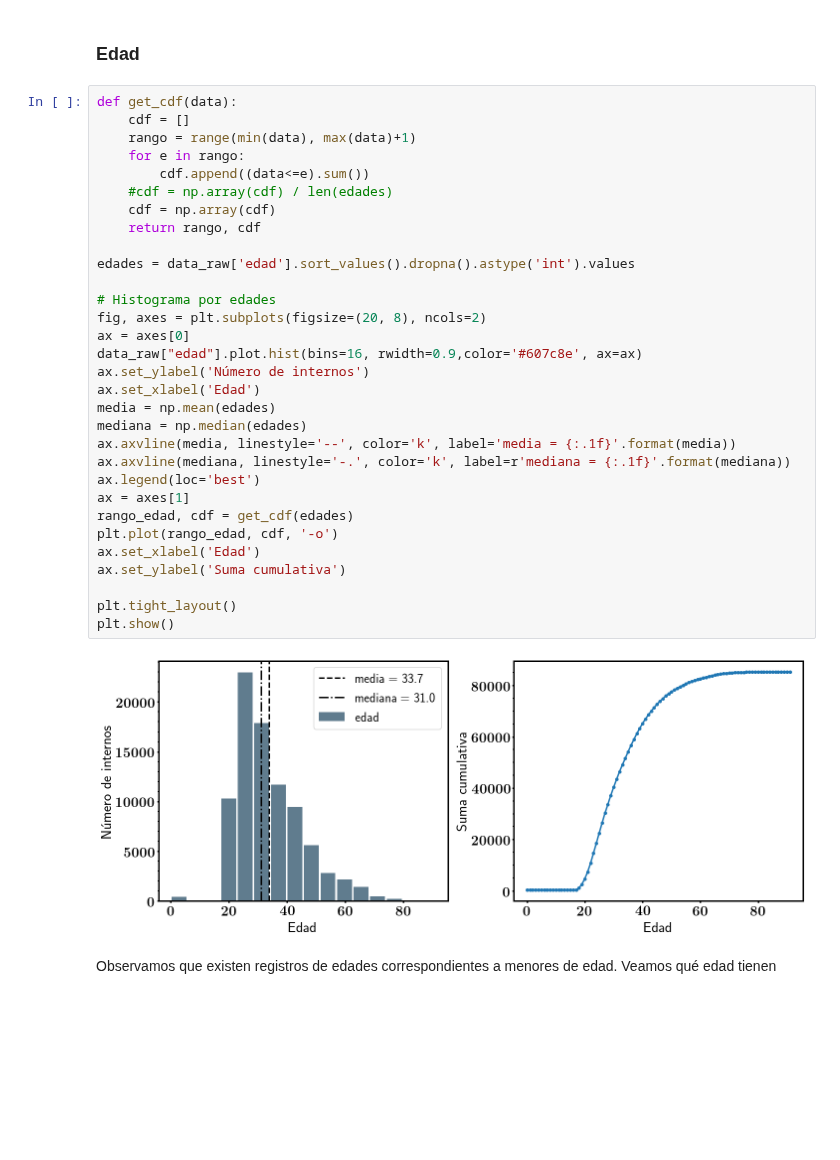
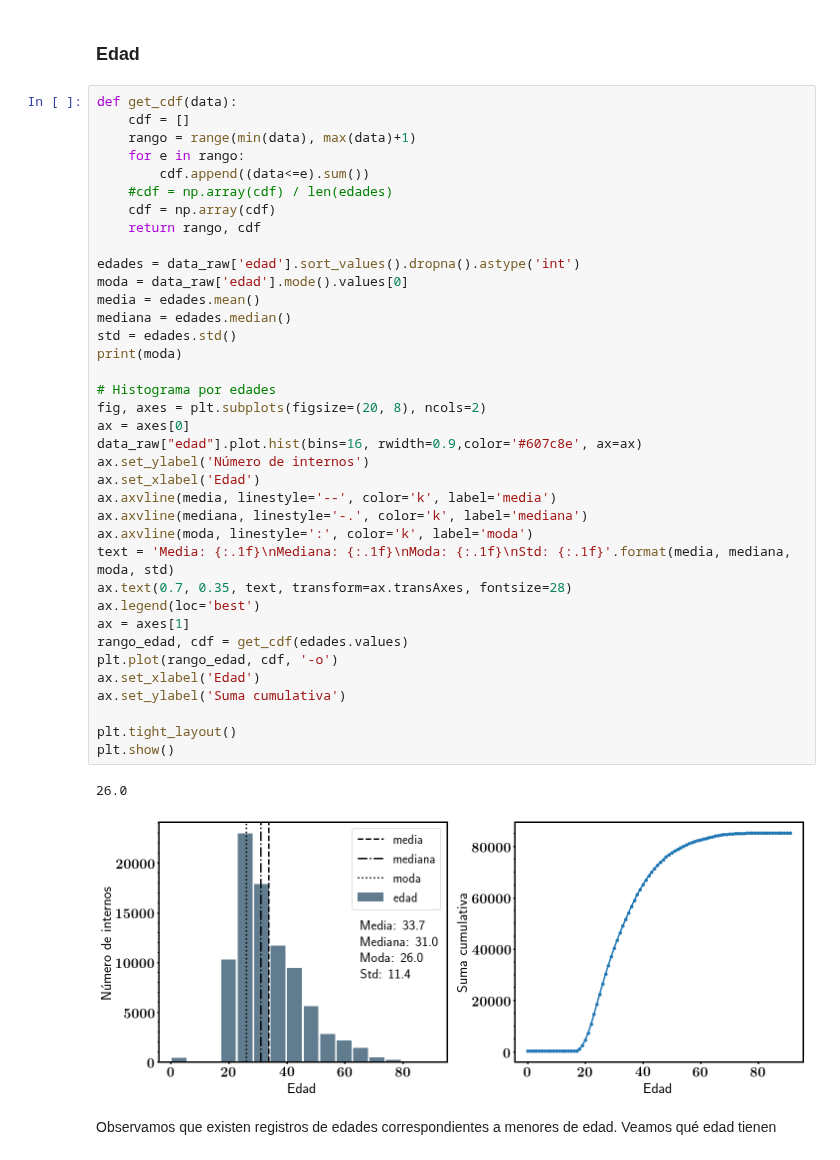
Before and after one commit to nahuelalmeira/poblacionPenal, a Jupyter notebook: VisualizacionYAnalisis/DiploDatos_PoblacionPenitenciariaArgentina_VyA.ipynb, the cells around one changed output. Cells and saved outputs as stored; diff of their text form; blank space fills up the shorter version.

Commit message:
Actualizado analisis edad

```diff
--- a/VisualizacionYAnalisis/DiploDatos_PoblacionPenitenciariaArgentina_VyA.ipynb
+++ b/VisualizacionYAnalisis/DiploDatos_PoblacionPenitenciariaArgentina_VyA.ipynb
@@ -230,36 +230,43 @@ Los siguientes recursos pueden usarse como ejemplos de distintos tipos de análi
 # %%
 def get_cdf(data):
     cdf = []
     rango = range(min(data), max(data)+1)
     for e in rango:
         cdf.append((data<=e).sum())
     #cdf = np.array(cdf) / len(edades)
     cdf = np.array(cdf)
     return rango, cdf
 
-edades = data_raw['edad'].sort_values().dropna().astype('int').values
+edades = data_raw['edad'].sort_values().dropna().astype('int')
+moda = data_raw['edad'].mode().values[0]
+media = edades.mean()
+mediana = edades.median()
+std = edades.std()
+print(moda)
 
 # Histograma por edades
 fig, axes = plt.subplots(figsize=(20, 8), ncols=2)
 ax = axes[0]
 data_raw["edad"].plot.hist(bins=16, rwidth=0.9,color='#607c8e', ax=ax)
 ax.set_ylabel('Número de internos')
 ax.set_xlabel('Edad')
-media = np.mean(edades)
-mediana = np.median(edades)
-ax.axvline(media, linestyle='--', color='k', label='media = {:.1f}'.format(media))
-ax.axvline(mediana, linestyle='-.', color='k', label=r'mediana = {:.1f}'.format(mediana))
+ax.axvline(media, linestyle='--', color='k', label='media')
+ax.axvline(mediana, linestyle='-.', color='k', label='mediana')
+ax.axvline(moda, linestyle=':', color='k', label='moda')
+text = 'Media: {:.1f}\nMediana: {:.1f}\nModa: {:.1f}\nStd: {:.1f}'.format(media, mediana, moda, std)
+ax.text(0.7, 0.35, text, transform=ax.transAxes, fontsize=28)
 ax.legend(loc='best')
 ax = axes[1]
-rango_edad, cdf = get_cdf(edades)
+rango_edad, cdf = get_cdf(edades.values)
 plt.plot(rango_edad, cdf, '-o')
 ax.set_xlabel('Edad')
 ax.set_ylabel('Suma cumulativa')
 
 plt.tight_layout()
 plt.show()
 # %% [output]
+26.0
-[figure, old version]
+[figure, new version]
 # %% [markdown]
 Observamos que existen registros de edades correspondientes a menores de edad. Veamos qué edad tienen
 # %%
```
